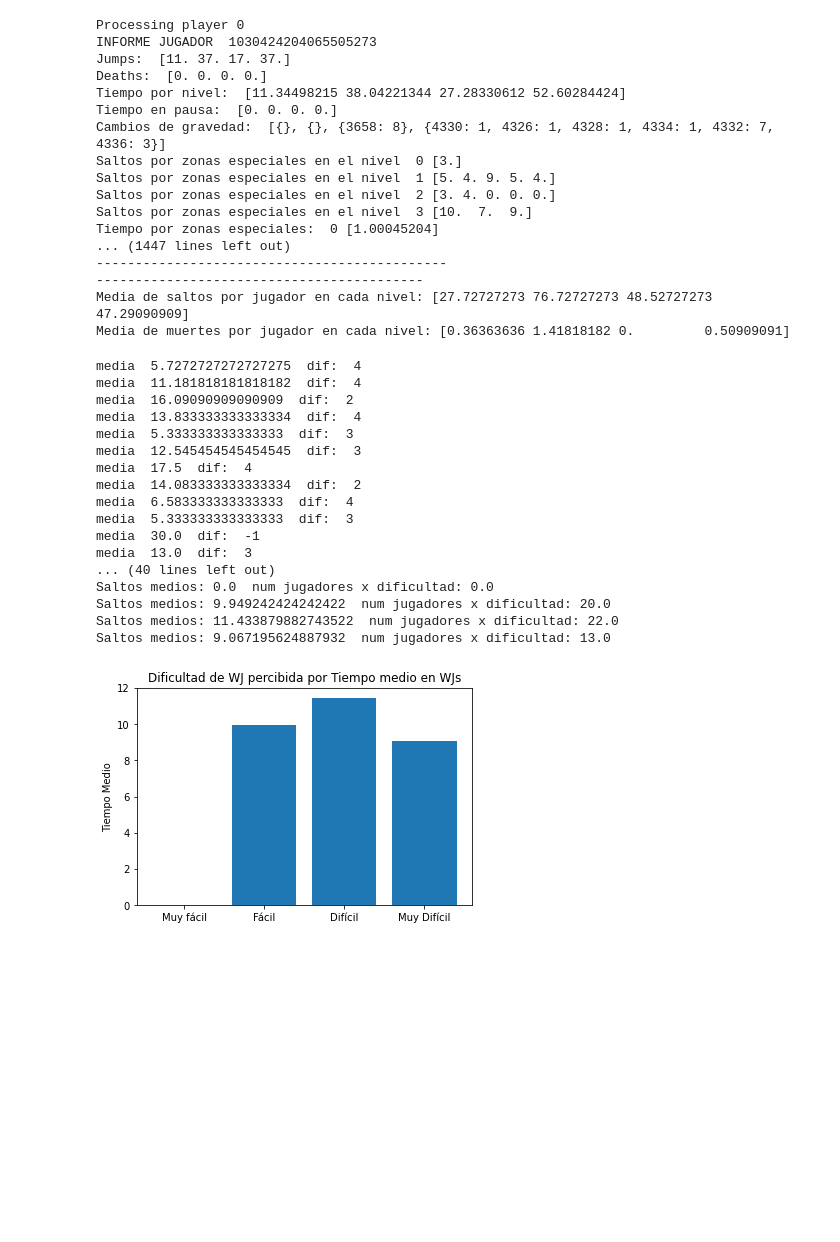
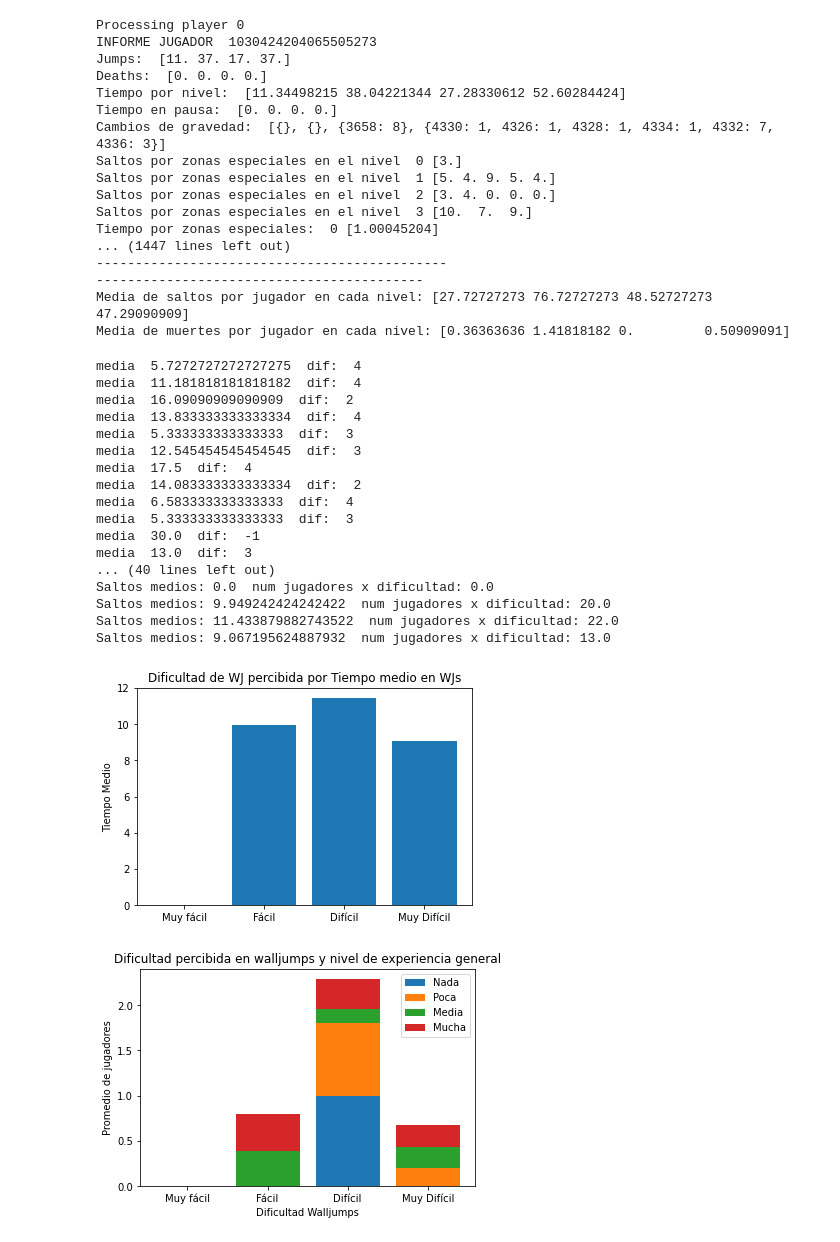
Before and after one commit to evalucas/UAJ, a Jupyter notebook: PoyectoFinal/test.ipynb, the cells around one changed output. Drawn from its saved outputs; the diff is of its cells as text; code cells hidden in the pictures; blank space fills up the shorter version.

Commit message:
Walljumps vs experiencia

```diff
--- a/PoyectoFinal/test.ipynb
+++ b/PoyectoFinal/test.ipynb
@@ -760,36 +760,62 @@ def graficoTiempoVsExp():
 
         grafico_barras_apiladas(niveles,nivelesExperiencia,labels,'Niveles','Tiempo medio por jugador','Tiempo que tardan en terminar el nivel según la experiencia general')
 
+def graficoDificultadWalljumpVSExpGeneral():
+        dificultad = ['Muy fácil', 'Fácil', 'Difícil', 'Muy Difícil']
+
+        nivelesExperiencia = [] #4 Niveles de experiencia\n",
+        for i in range(4):
+                nivelesExperiencia.append(np.zeros(4))
+
+        labels = ['Nada', 'Poca', 'Media', 'Mucha']
+
+        for p in playersArray:
+                dif = int(p.walljump) - 1
+                exp = int(p.generalExp) - 1
+
+                if dif >= 0 and exp >= 0:
+                        nivelesExperiencia[exp][dif] += 1
+
+        poblacion = numJugadoresPorExp()
+
+        for i in range(len(poblacion)):
+                if(poblacion[i] != 0):
+                        nivelesExperiencia[i] /= poblacion[i]
+
+        grafico_barras_apiladas(dificultad, nivelesExperiencia, labels,'Dificultad Walljumps','Promedio de jugadores','Dificultad percibida en walljumps y nivel de experiencia general')
+
 #grafico_rangosEdad()
 #graficoDifWJVsTiempoWallJump()
 graficoDifWJVsSaltosWallJump()
 #grafico_paths()
 # graficoMuertesPorNivel()
 # graficoMuertesVSEdadNew()
 # graficoMediaMuertesVSExp()
 # graficoMediaMuertesVsDificultad()
 # graficoTiempoVsExp()
 
 #______________________#
 #graficoMuertesVSDificultad()
 #graficoMuertesVSExpGeneral()
 #graficoMuertesVSExpPlataformas()
+#graficoDificultadWalljumpVSExpGeneral()
 # %% [output]
 media  5.7272727272727275  dif:  4
 media  11.181818181818182  dif:  4
 media  16.09090909090909  dif:  2
 media  13.833333333333334  dif:  4
 media  5.333333333333333  dif:  3
 media  12.545454545454545  dif:  3
 media  17.5  dif:  4
 media  14.083333333333334  dif:  2
 media  6.583333333333333  dif:  4
 media  5.333333333333333  dif:  3
 media  30.0  dif:  -1
 media  13.0  dif:  3
 ... (40 lines left out)
 Saltos medios: 0.0  num jugadores x dificultad: 0.0
 Saltos medios: 9.949242424242422  num jugadores x dificultad: 20.0
 Saltos medios: 11.433879882743522  num jugadores x dificultad: 22.0
 Saltos medios: 9.067195624887932  num jugadores x dificultad: 13.0
 [figure]
+[figure, added]
```
